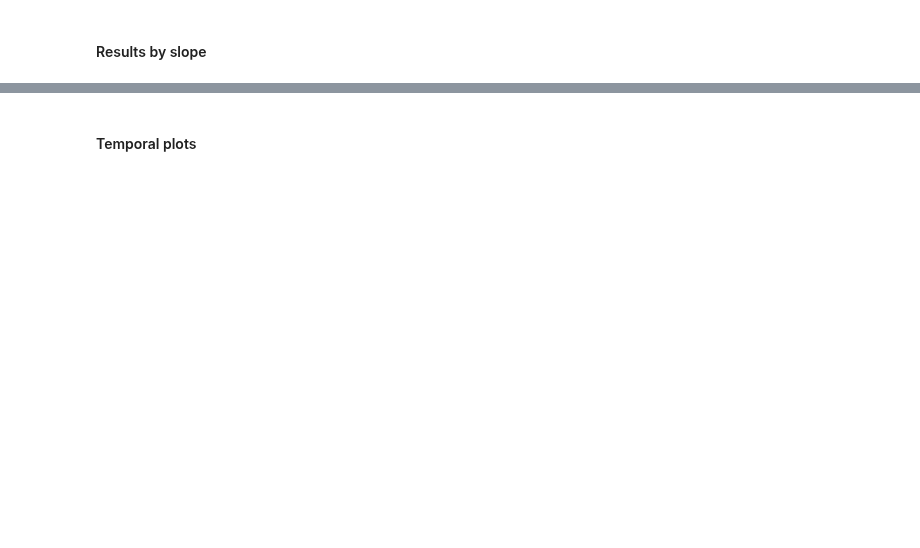
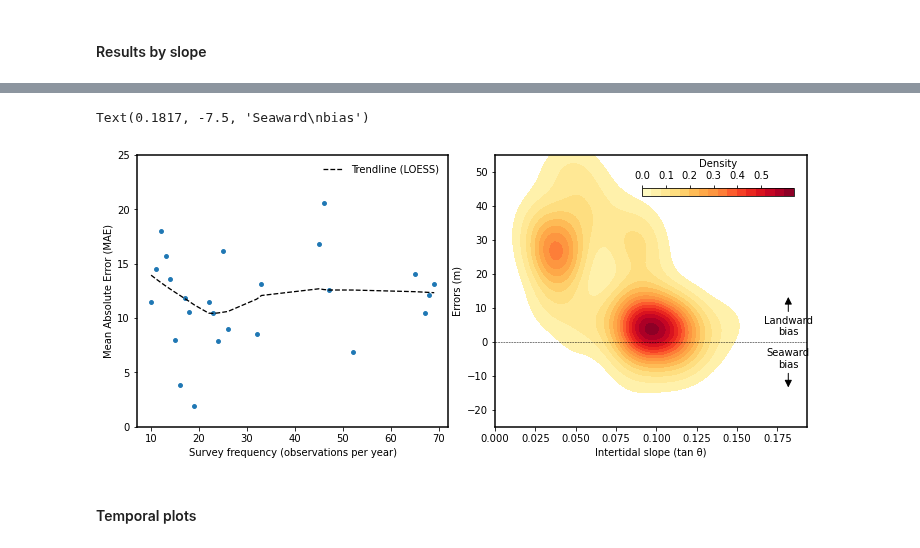
Before and after one commit to GeoscienceAustralia/dea-coastlines, a Jupyter notebook: validation/DEACoastlines_validation.ipynb, the cells around one changed output, grey strips where cells are left out. Saved outputs shown, nothing was run; the diff lists cells and outputs as text; code cells hidden in the pictures; blank space fills up the shorter version.

```diff
--- a/validation/DEACoastlines_validation.ipynb
+++ b/validation/DEACoastlines_validation.ipynb
@@ -720,8 +801,8 @@ plt.savefig(fname=f'../bishoptaylor_2020/SlopeObs/FigureX_Effectofslopeandobs.pn
 # %%
 fig, (ax2, ax1) = plt.subplots(1, 2, figsize=(12, 5))
 
-# by_yearly_obs = stats_df.groupby('n').apply(
-#     lambda x: deacl_val_stats(x.val_dist, x.deacl_dist, x.n, False)).drop('n', axis=1).reset_index()
+by_yearly_obs = stats_df.groupby('n').apply(
+    lambda x: deacl_val_stats(x.val_dist, x.deacl_dist, x.n, False)).drop('n', axis=1).reset_index()
 by_yearly_obs.plot.scatter(x='n', y='mae', ax=ax2, s=15)
 
 
@@ -751,54 +832,57 @@ sns.kdeplot(ax=ax1,
                       "ticks": [0, 0.1, 0.2, 0.3, 0.4, 0.5]}
            )
 
-sns.kdeplot(ax=ax1,
-            data=by_slope['slope'],
-            data2=by_slope['error_m'],
-            colors="black",
-            shade=False,
-            shade_lowest=False,
-            levels=16,
-            clip=([0, 0.202], [-20, 55]),
-            linewidths=0.5
-#             linestyles=":"
-           )
+# sns.kdeplot(ax=ax1,
+#             data=by_slope['slope'],
+#             data2=by_slope['error_m'],
+#             colors="black",
+#             shade=False,
+#             shade_lowest=False,
+#             levels=16,
+#             clip=([0, 0.202], [-20, 55]),
+#             linewidths=0.5
+# #             linestyles=":"
+#            )
 
 # Add trendline and restrict extent
 z = lowess(by_yearly_obs['mae'], by_yearly_obs['n'])
 ax2.plot(z[:, 0], z[:, 1], '--', color = 'black', linewidth = 1.3, zorder=3);
 
 ax1.set(ylim=(-25, 55))
 # # Set axis limita
 # ax1.set_xticks(np.arange(0, 0.2, 0.02))
 ax1.set_ylabel('Errors (m)')
 ax2.set_ylabel('Mean Absolute Error (MAE)')
 ax1.set_xlabel('Intertidal slope (tan θ)')
 ax2.set_xlabel('Survey frequency (observations per year)')
 ax2.set_ylim(0, 25)
 plt.subplots_adjust(wspace=0.15, hspace=0)
 ax2.legend(['Trendline (LOESS)'], frameon=False)
 ax1.axhline(y=0, linestyle='--', color='black', linewidth = 0.5)
 
 
 ax1.annotate('Landward\nbias',
              xytext=(0.1817, 2),
              xy=(0.1817, 13.8),
              arrowprops={'arrowstyle': '-|>',
                          'facecolor': 'black',
                          'mutation_scale': 15},
              ha='center')
 ax1.annotate('Seaward\nbias',
              xytext=(0.1817, -7.5),
              xy=(0.1817, -14),
              arrowprops={'arrowstyle': '-|>',
                          'facecolor': 'black',
                          'mutation_scale': 15},
              ha='center')
 
-plt.savefig(fname=f'../bishoptaylor_2020/SlopeObs/FigureX_Effectofslopeandobs.png',
-            bbox_inches='tight',
-            transparent=True,
-            pad_inches=0.05, dpi=300)
+# plt.savefig(fname=f'../bishoptaylor_2020/SlopeObs/FigureX_Effectofslopeandobs.png',
+#             bbox_inches='tight',
+#             transparent=True,
+#             pad_inches=0.05, dpi=300)
+# %% [output]
+Text(0.1817, -7.5, 'Seaward\nbias')
+[figure, added]
 # %% [markdown]
 #### Temporal plots
 # %%
```
Also changed, not shown: parts of 37 cells of this notebook, 5 other files.
